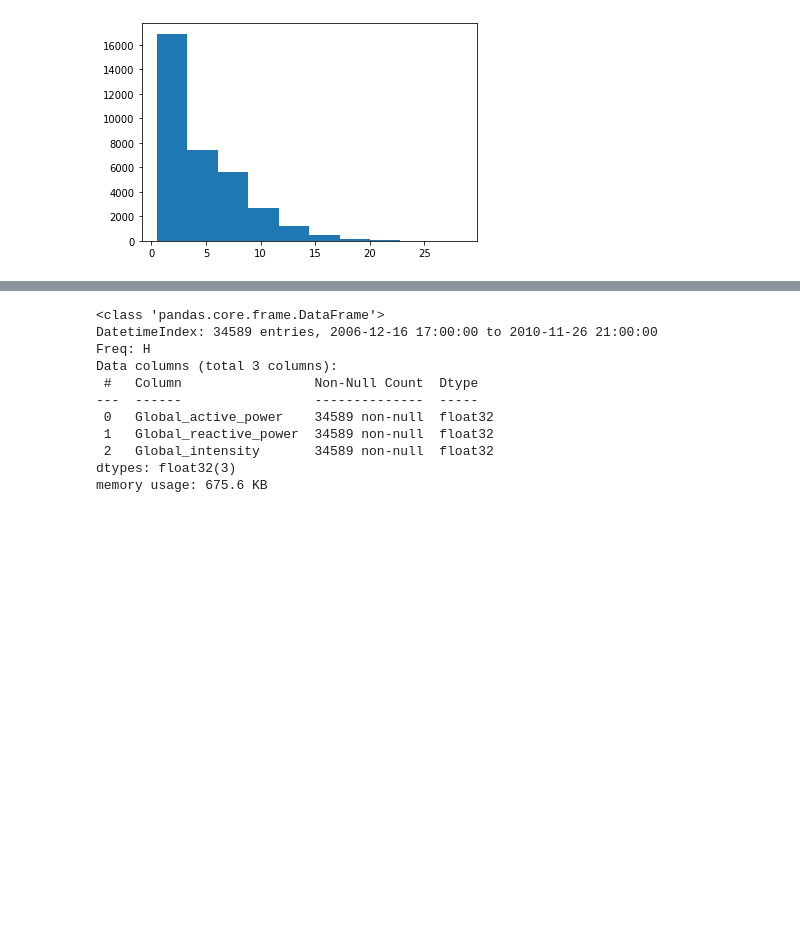
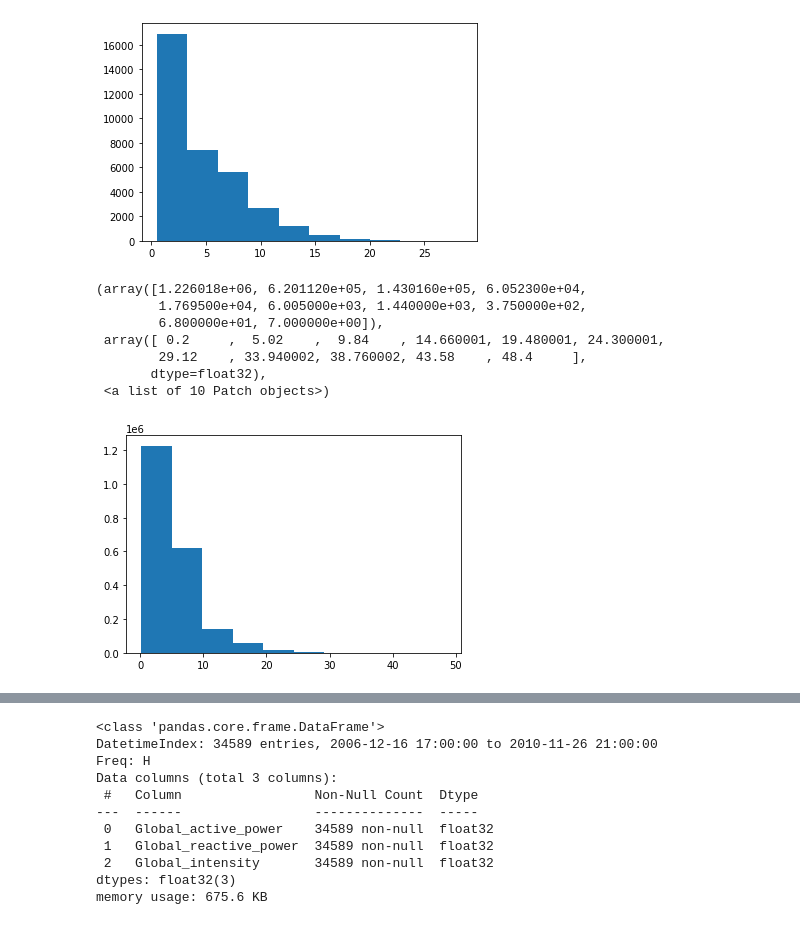
Before and after one commit to chandank21/Electrical-Household-Load-Forecasting, a Jupyter notebook: Load_Forecasting_using_RNN.ipynb, the cells around one changed output, grey strips where cells are left out. Cells and saved outputs as stored; diff of their text form; code cells hidden in the pictures; blank space fills up the shorter version.

```diff
--- a/Load_Forecasting_using_RNN.ipynb
+++ b/Load_Forecasting_using_RNN.ipynb
@@ -79,3 +108,15 @@ plt.hist(dataset.Global_intensity.values)
         28.383333  ], dtype=float32),
  <a list of 10 Patch objects>)
 [figure]
+# %%
+import matplotlib.pyplot as plt
+plt.hist(outlier_removed_data.Global_intensity.values)
+# %% [output]
+(array([1.226018e+06, 6.201120e+05, 1.430160e+05, 6.052300e+04,
+        1.769500e+04, 6.005000e+03, 1.440000e+03, 3.750000e+02,
+        6.800000e+01, 7.000000e+00]),
+ array([ 0.2     ,  5.02    ,  9.84    , 14.660001, 19.480001, 24.300001,
+        29.12    , 33.940002, 38.760002, 43.58    , 48.4     ],
+       dtype=float32),
+ <a list of 10 Patch objects>)
+[figure, added]
```
Also changed, not shown: parts of 20 cells of this notebook.
